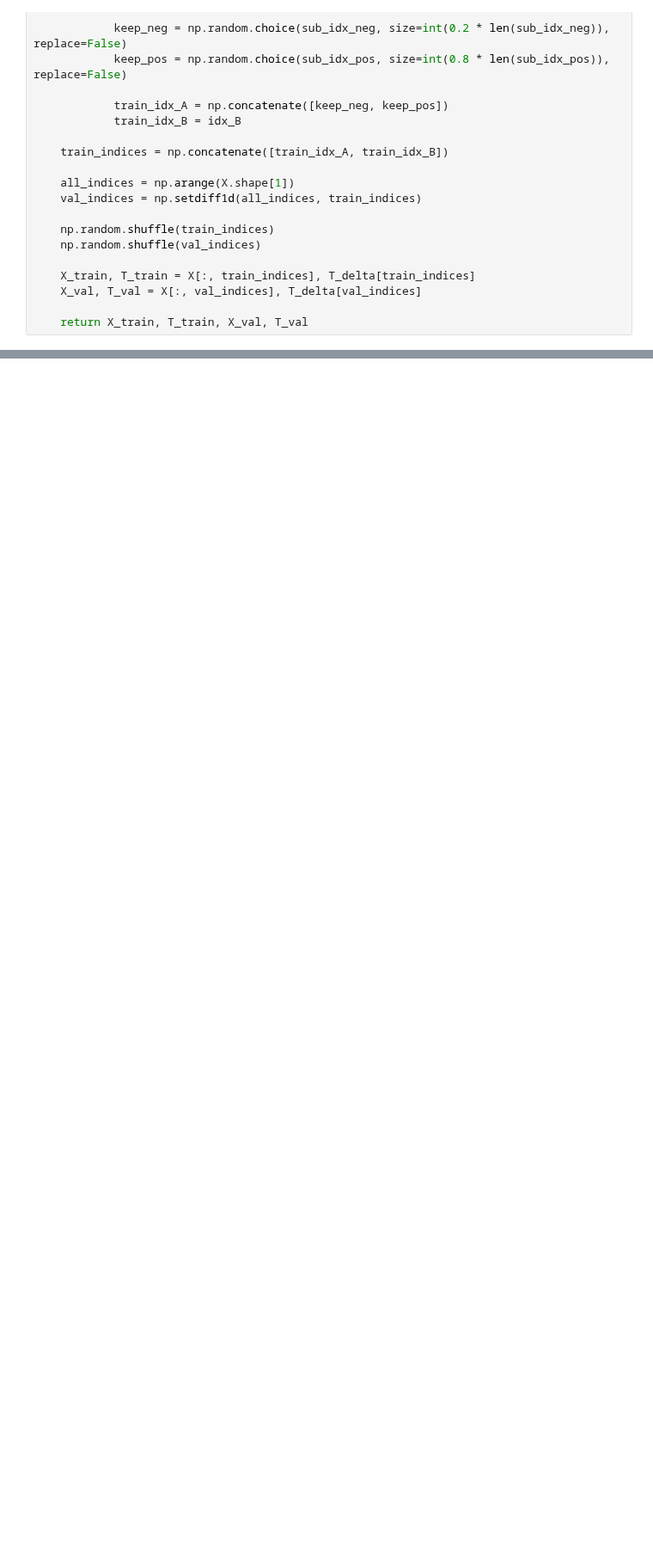
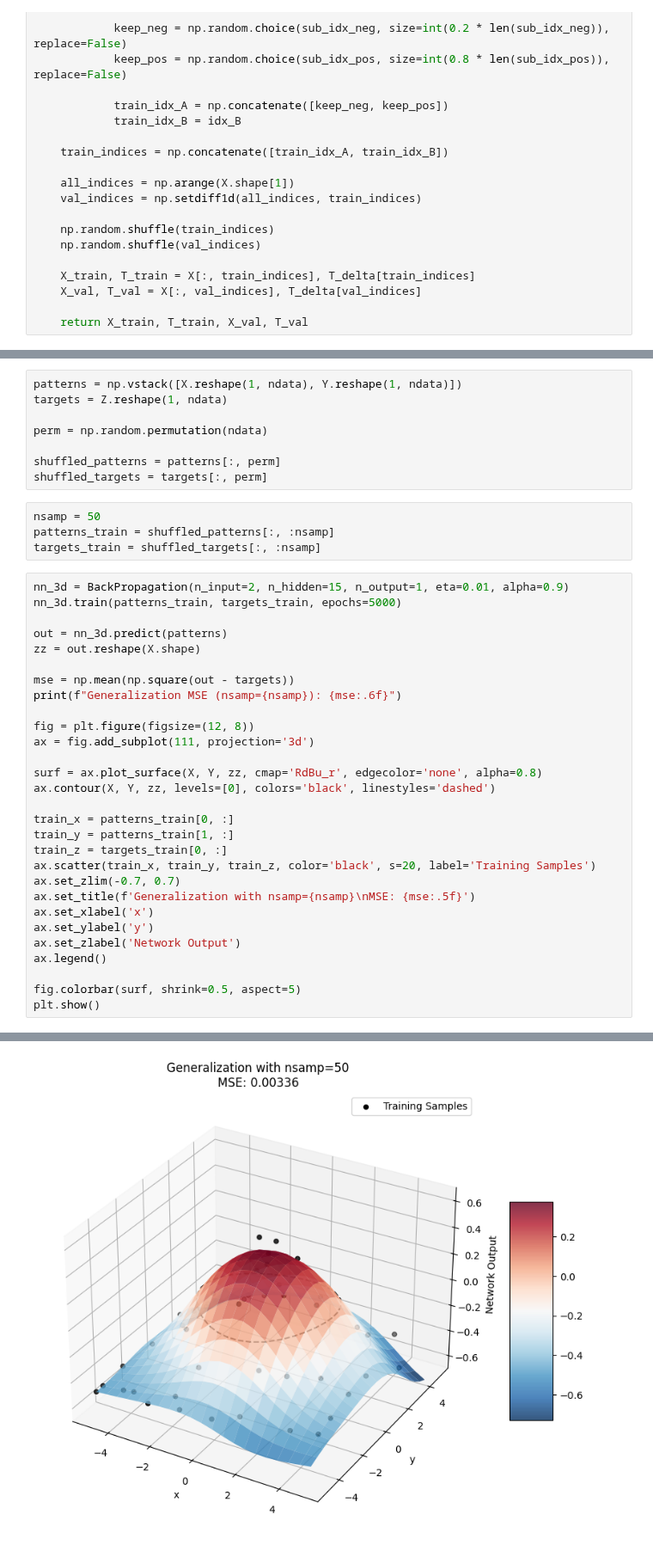
Before and after one commit to OlleThomsen/annda_lab_1b, a Jupyter notebook: assignment_part1.ipynb, the cells around one changed output, grey strips where cells are left out. Shown at 86% size. Saved outputs shown, nothing was run; the diff lists cells and outputs as text; blank space fills up the shorter version.

```diff
--- a/assignment_part1.ipynb
+++ b/assignment_part1.ipynb
@@ -266,0 +459,42 @@ Final Val Accuracy = 90.000000%
+# %%
+patterns = np.vstack([X.reshape(1, ndata), Y.reshape(1, ndata)])
+targets = Z.reshape(1, ndata)
+
+perm = np.random.permutation(ndata)
+
+shuffled_patterns = patterns[:, perm]
+shuffled_targets = targets[:, perm]
+# %%
+nsamp = 50
+patterns_train = shuffled_patterns[:, :nsamp]
+targets_train = shuffled_targets[:, :nsamp]
+# %%
+nn_3d = BackPropagation(n_input=2, n_hidden=15, n_output=1, eta=0.01, alpha=0.9)
+nn_3d.train(patterns_train, targets_train, epochs=5000)
+
+out = nn_3d.predict(patterns)
+zz = out.reshape(X.shape)
+
+mse = np.mean(np.square(out - targets))
+print(f"Generalization MSE (nsamp={nsamp}): {mse:.6f}")
+
+fig = plt.figure(figsize=(12, 8))
+ax = fig.add_subplot(111, projection='3d')
+
+surf = ax.plot_surface(X, Y, zz, cmap='RdBu_r', edgecolor='none', alpha=0.8)
+ax.contour(X, Y, zz, levels=[0], colors='black', linestyles='dashed')
+
+train_x = patterns_train[0, :]
+train_y = patterns_train[1, :]
+train_z = targets_train[0, :]
+ax.scatter(train_x, train_y, train_z, color='black', s=20, label='Training Samples')
+ax.set_zlim(-0.7, 0.7)
+ax.set_title(f'Generalization with nsamp={nsamp}\nMSE: {mse:.5f}')
+ax.set_xlabel('x')
+ax.set_ylabel('y')
+ax.set_zlabel('Network Output')
+ax.legend()
+
+fig.colorbar(surf, shrink=0.5, aspect=5)
+plt.show()
+# %% [output]
@@ -266,0 +504 @@ Final Val Accuracy = 90.000000%
+[figure, added]
```
Also changed, not shown: parts of 11 cells of this notebook.
